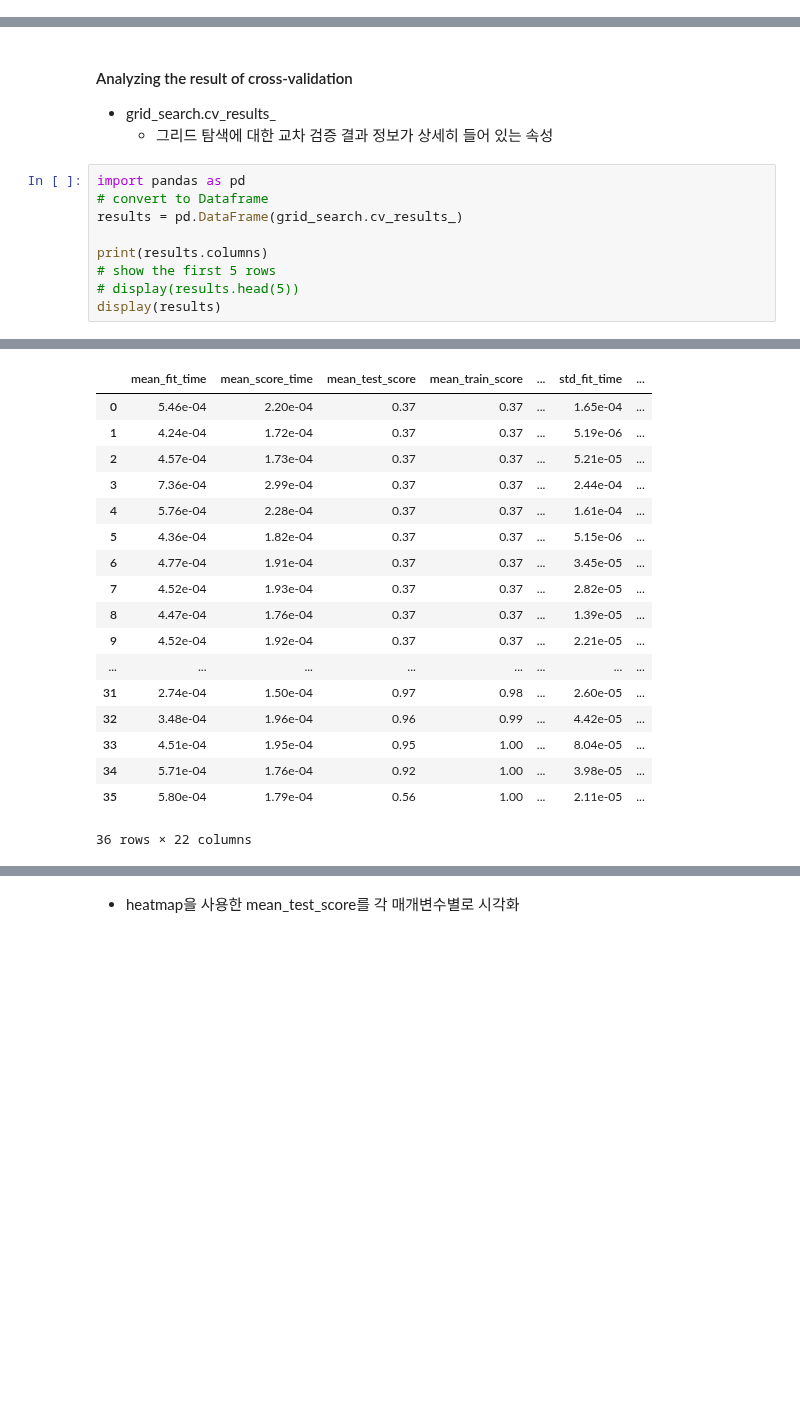
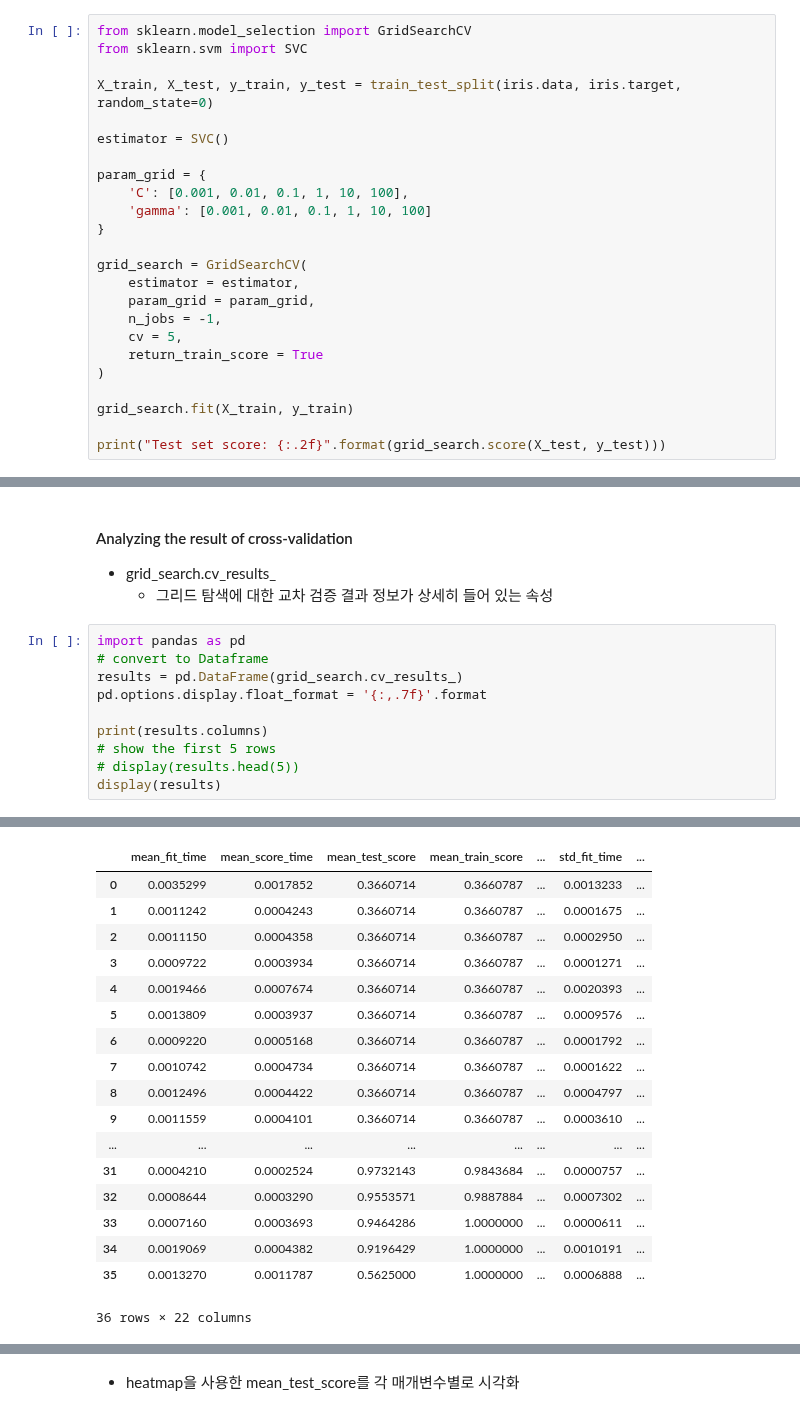
Before and after one commit to amueller/introduction_to_ml_with_python, a Jupyter notebook: 05-model-evaluation-and-improvement.ipynb, the cells around one changed output, grey strips where cells are left out. Cells and saved outputs as stored; diff of their text form; blank space fills up the shorter version.

```diff
--- a/05-model-evaluation-and-improvement.ipynb
+++ b/05-model-evaluation-and-improvement.ipynb
@@ -447,0 +576,24 @@ SVC(C=100, cache_size=200, class_weight=None, coef0=0.0,
+# %%
+from sklearn.model_selection import GridSearchCV
+from sklearn.svm import SVC
+
+X_train, X_test, y_train, y_test = train_test_split(iris.data, iris.target, random_state=0)
+
+estimator = SVC()
+
+param_grid = {
+    'C': [0.001, 0.01, 0.1, 1, 10, 100],
+    'gamma': [0.001, 0.01, 0.1, 1, 10, 100]
+}
+
+grid_search = GridSearchCV(
+    estimator = estimator,
+    param_grid = param_grid,
+    n_jobs = -1,
+    cv = 5,
+    return_train_score = True
+)
+
+grid_search.fit(X_train, y_train)
+
+print("Test set score: {:.2f}".format(grid_search.score(X_test, y_test)))
@@ -452,36 +606,37 @@ SVC(C=100, cache_size=200, class_weight=None, coef0=0.0,
 # %%
 import pandas as pd
 # convert to Dataframe
 results = pd.DataFrame(grid_search.cv_results_)
+pd.options.display.float_format = '{:,.7f}'.format
 
 print(results.columns)
 # show the first 5 rows
 # display(results.head(5))
 display(results)
 # %% [output]
 Index(['mean_fit_time', 'mean_score_time', 'mean_test_score',
        'mean_train_score', 'param_C', 'param_gamma', 'params',
        'rank_test_score', 'split0_test_score', 'split0_train_score',
        'split1_test_score', 'split1_train_score', 'split2_test_score',
        'split2_train_score', 'split3_test_score', 'split3_train_score',
        'split4_test_score', 'split4_train_score', 'std_fit_time',
        'std_score_time', 'std_test_score', 'std_train_score'],
       dtype='object')
 |  | mean_fit_time | mean_score_time | mean_test_score | mean_train_score | ... | std_fit_time | ... |
-| 0 | 5.46e-04 | 2.20e-04 | 0.37 | 0.37 | ... | 1.65e-04 | ... |
-| 1 | 4.24e-04 | 1.72e-04 | 0.37 | 0.37 | ... | 5.19e-06 | ... |
-| 2 | 4.57e-04 | 1.73e-04 | 0.37 | 0.37 | ... | 5.21e-05 | ... |
-| 3 | 7.36e-04 | 2.99e-04 | 0.37 | 0.37 | ... | 2.44e-04 | ... |
-| 4 | 5.76e-04 | 2.28e-04 | 0.37 | 0.37 | ... | 1.61e-04 | ... |
-| 5 | 4.36e-04 | 1.82e-04 | 0.37 | 0.37 | ... | 5.15e-06 | ... |
-| 6 | 4.77e-04 | 1.91e-04 | 0.37 | 0.37 | ... | 3.45e-05 | ... |
-| 7 | 4.52e-04 | 1.93e-04 | 0.37 | 0.37 | ... | 2.82e-05 | ... |
-| 8 | 4.47e-04 | 1.76e-04 | 0.37 | 0.37 | ... | 1.39e-05 | ... |
-| 9 | 4.52e-04 | 1.92e-04 | 0.37 | 0.37 | ... | 2.21e-05 | ... |
+| 0 | 0.0035299 | 0.0017852 | 0.3660714 | 0.3660787 | ... | 0.0013233 | ... |
+| 1 | 0.0011242 | 0.0004243 | 0.3660714 | 0.3660787 | ... | 0.0001675 | ... |
+| 2 | 0.0011150 | 0.0004358 | 0.3660714 | 0.3660787 | ... | 0.0002950 | ... |
+| 3 | 0.0009722 | 0.0003934 | 0.3660714 | 0.3660787 | ... | 0.0001271 | ... |
+| 4 | 0.0019466 | 0.0007674 | 0.3660714 | 0.3660787 | ... | 0.0020393 | ... |
+| 5 | 0.0013809 | 0.0003937 | 0.3660714 | 0.3660787 | ... | 0.0009576 | ... |
+| 6 | 0.0009220 | 0.0005168 | 0.3660714 | 0.3660787 | ... | 0.0001792 | ... |
+| 7 | 0.0010742 | 0.0004734 | 0.3660714 | 0.3660787 | ... | 0.0001622 | ... |
+| 8 | 0.0012496 | 0.0004422 | 0.3660714 | 0.3660787 | ... | 0.0004797 | ... |
+| 9 | 0.0011559 | 0.0004101 | 0.3660714 | 0.3660787 | ... | 0.0003610 | ... |
 | ... | ... | ... | ... | ... | ... | ... | ... |
-| 31 | 2.74e-04 | 1.50e-04 | 0.97 | 0.98 | ... | 2.60e-05 | ... |
-| 32 | 3.48e-04 | 1.96e-04 | 0.96 | 0.99 | ... | 4.42e-05 | ... |
-| 33 | 4.51e-04 | 1.95e-04 | 0.95 | 1.00 | ... | 8.04e-05 | ... |
-| 34 | 5.71e-04 | 1.76e-04 | 0.92 | 1.00 | ... | 3.98e-05 | ... |
-| 35 | 5.80e-04 | 1.79e-04 | 0.56 | 1.00 | ... | 2.11e-05 | ... |
+| 31 | 0.0004210 | 0.0002524 | 0.9732143 | 0.9843684 | ... | 0.0000757 | ... |
+| 32 | 0.0008644 | 0.0003290 | 0.9553571 | 0.9887884 | ... | 0.0007302 | ... |
+| 33 | 0.0007160 | 0.0003693 | 0.9464286 | 1.0000000 | ... | 0.0000611 | ... |
+| 34 | 0.0019069 | 0.0004382 | 0.9196429 | 1.0000000 | ... | 0.0010191 | ... |
+| 35 | 0.0013270 | 0.0011787 | 0.5625000 | 1.0000000 | ... | 0.0006888 | ... |
 36 rows × 22 columns
```
Also changed, not shown: parts of 65 cells of this notebook, 2 other files.
